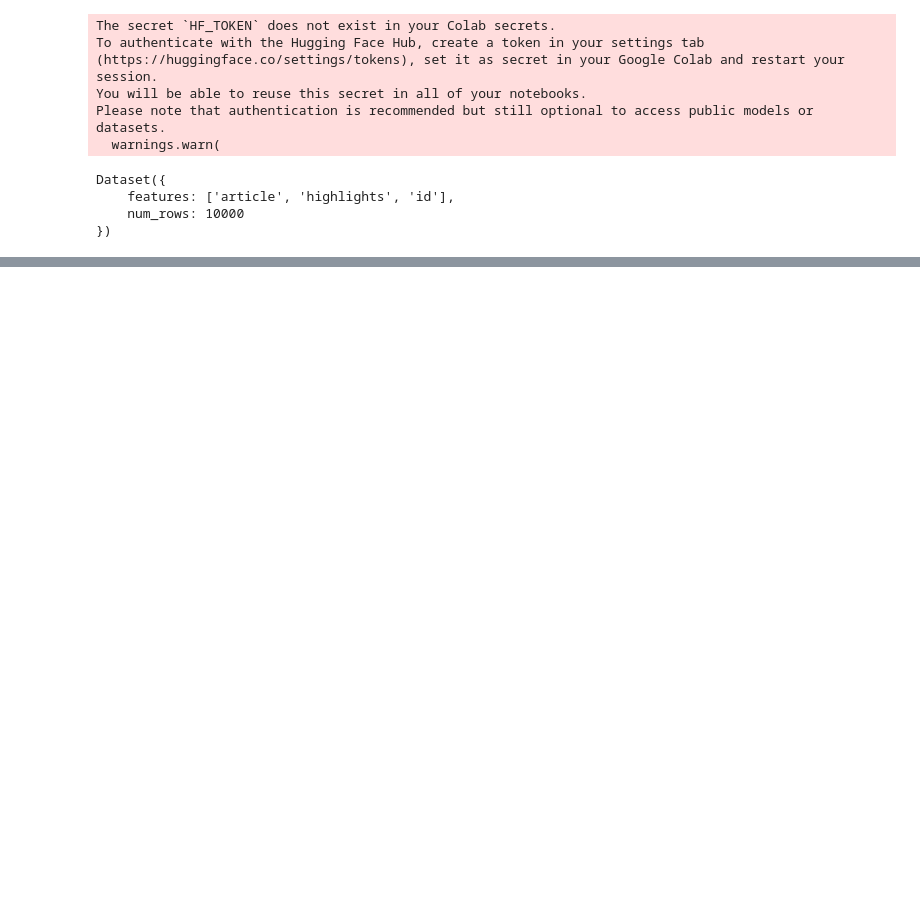
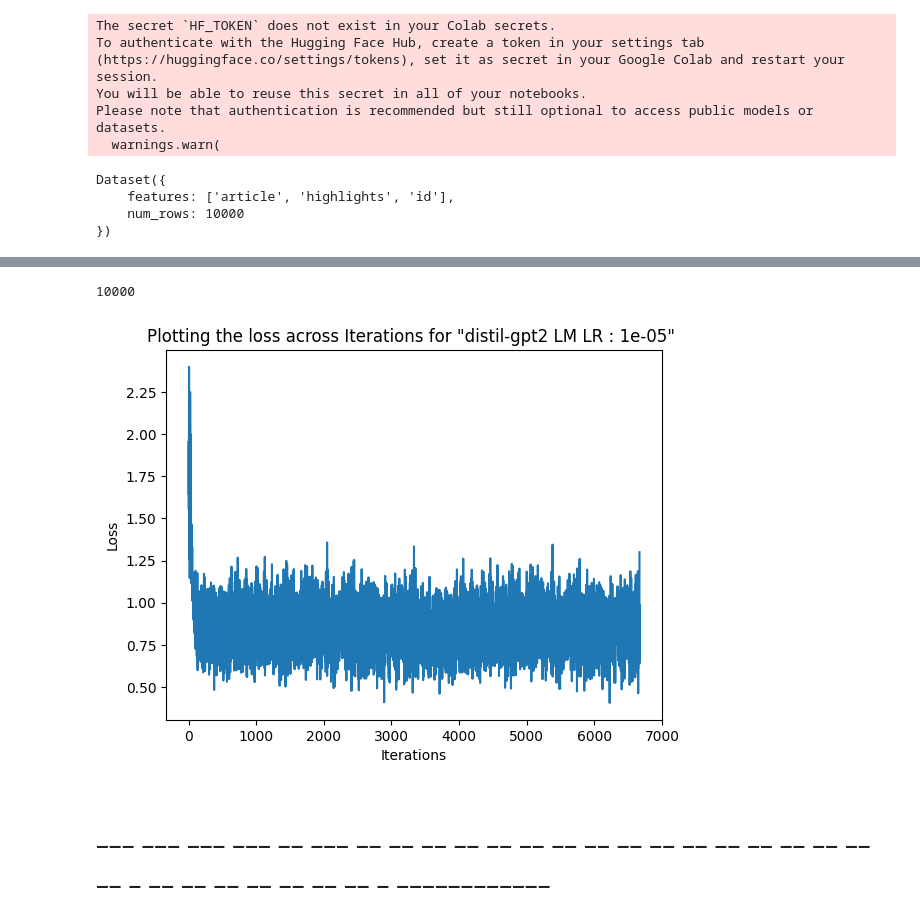
Before and after one commit to pranavchitale/Thought2Text, a Jupyter notebook: train-gpt2/CSE538_Project_BaseTrainCode.ipynb, the cells around one changed output, grey strips where cells are left out. Cells and saved outputs as stored; diff of their text form; code cells hidden in the pictures; blank space fills up the shorter version.

Commit message:
Update CSE538_Project_BaseTrainCode.ipynb
This has loss curves
Consider the code ONLY TILL THE DASHED LINE, NOT BELOW. IT IS FINE IF IT FAILS BELOW IT

```diff
--- a/train-gpt2/CSE538_Project_BaseTrainCode.ipynb
+++ b/train-gpt2/CSE538_Project_BaseTrainCode.ipynb
@@ -128,24 +128,17 @@ def split_article(art):
 def tokenize_str(examples):
     # inputs = [doc for doc in examples["article"]]
     inputs = []
-    labs = examples['highlights']
-    # print(len(labs))
-    # print(len(examples["article"]))
-    ctr = 0
-    # for i, x in enumerate(examples["article"]):
-    #     art = split_article(x)
-
-    #     inputs.append(art)
+    # labs = examples['highlights']
 
     inputs = [split_article(art) for art in examples['article']]
 
     # model_inputs = gpt2_tokenizer(inputs, max_length=1024, truncation=True)
     # labels = gpt2_tokenizer(text_target=labs, max_length=128, truncation=True)
 
-    model_inputs = tokenizer(inputs, max_length=1024, truncation=True)
-    labels = tokenizer(text_target=labs, max_length=128, truncation=True)
+    model_inputs = tokenizer(inputs, max_length=1024, truncation=True, return_tensors='pt', padding='max_length')
+    # labels = tokenizer(text_target=labs, max_length=128, truncation=True)
 
-    model_inputs["labels"] = labels["input_ids"]
+    # model_inputs["labels"] = labels["input_ids"]
     return model_inputs
 # %%
-tokenized_train_dataset = train.map(tokenize_str, batched=True)
+tokenized_train = train.map(tokenize_str, batched=True)
@@ -153,0 +154,17 @@ tokenized_test_dataset = test.map(tokenize_str, batched=True)
+# %%
+class cnnDataSet(Dataset):
+    def __init__(self, data):
+        self.data = data
+        self.id = self.data['id']
+        self.article = self.data['article']
+        self.highlights = self.data['highlights']
+        self.input_ids = torch.tensor(self.data['input_ids'])
+        self.attention_mask = torch.tensor(self.data['attention_mask'])
+
+    def __len__(self):
+        return len(self.input_ids)
+
+    def __getitem__(self, idx):
+        return self.input_ids[idx],  self.attention_mask[idx], torch.sum(self.attention_mask[idx])
+# %%
+tokenized_train_dataset = cnnDataSet(tokenized_train)
@@ -153,0 +180,4 @@ tokenized_test_dataset = test.map(tokenize_str, batched=True)
+# %%
+len(tokenized_train_dataset)
+# %% [output]
+10000
@@ -154,3 +293,9 @@ tokenized_test_dataset = test.map(tokenize_str, batched=True)
+# %%
+fine_tune_distil_gpt(tokenized_train_dataset, plot_loss_curves=True)
+# %% [output]
+[figure, added]
+# %% [markdown]
+# ___ ___ ___ ___ __ ___ __ __ __ __ __ __ __ __ __ __ __ __ __ __ __ __ __ _ __ __ __ __ __ __ __ _ ____________
 # %%
 import numpy as np
 
```
Also changed, not shown: parts of 8 cells of this notebook.
